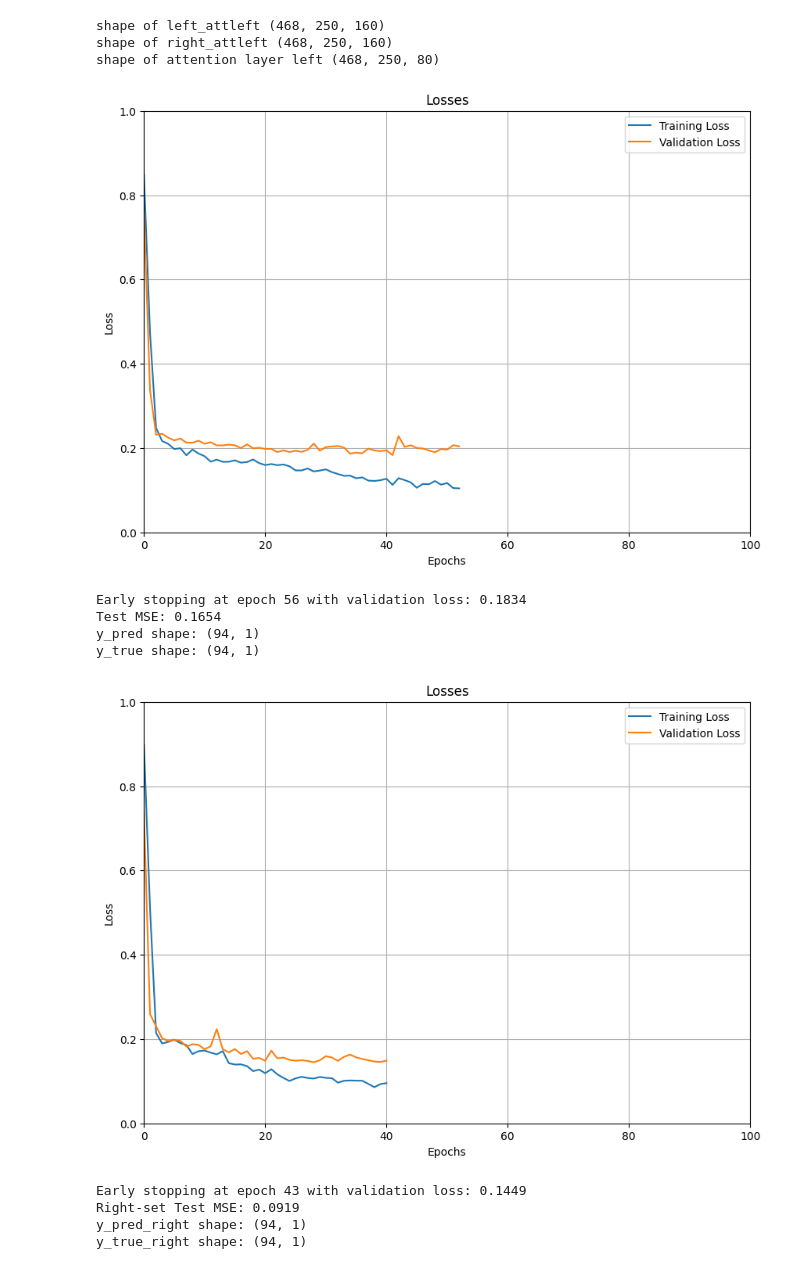
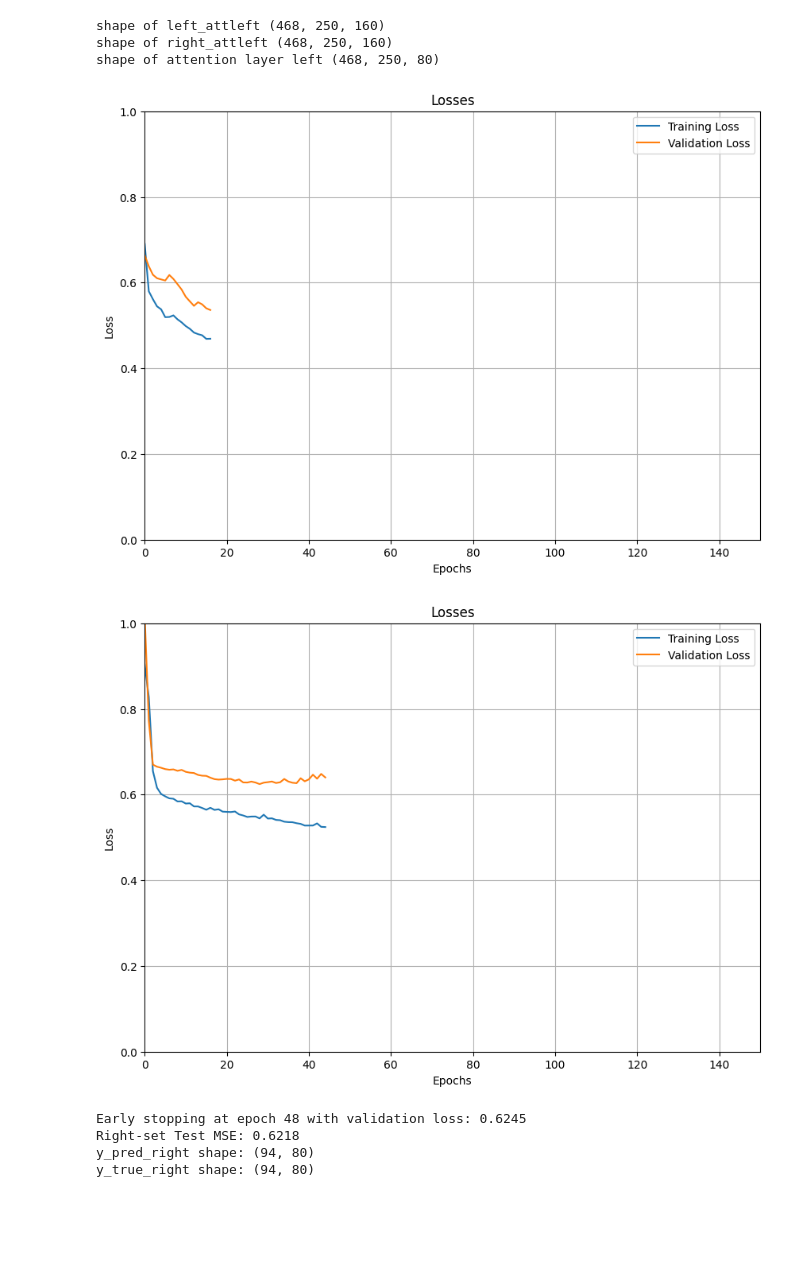
Before and after one commit to joshuuatson/nice, a Jupyter notebook: JupyterNotebooks/AF010524_ML_NNsimple/NN_SP_reattempy_all_neurons.ipynb, the cells around one changed output. Cells and saved outputs as stored; diff of their text form; code cells hidden in the pictures; blank space fills up the shorter version.

```diff
--- a/JupyterNotebooks/AF010524_ML_NNsimple/NN_SP_reattempy_all_neurons.ipynb
+++ b/JupyterNotebooks/AF010524_ML_NNsimple/NN_SP_reattempy_all_neurons.ipynb
@@ -128,7 +130,7 @@ def prep_data(x_list, y_list, batch_size=16, shuffle=True):
     print('shape of outputs:', y_raw.shape)
 
     #finding the output counts
-    y_counts = np.sum(y_raw[:, :, 0], axis=1)
+    y_counts = np.sum(y_raw, axis=1)
     print('number of firings:', y_counts.shape)
 
     #ttv split
@@ -151,9 +153,10 @@ def prep_data(x_list, y_list, batch_size=16, shuffle=True):
         else:
             X = X.float()
         if isinstance(y, np.ndarray):
-            y = torch.from_numpy(y).float().unsqueeze(-1)
+            y = torch.from_numpy(y).float()
         else:
-            y = y.float().unsqueeze(-1)
+            y = y.float()
+
         return TensorDataset(X, y)
 
     train_ds = make_ds(X_tr, y_tr)
@@ -210,6 +195,9 @@ def train(model, train_loader, val_loader,
            criterion, epochs=1000, clip_value = 1.0,
            lr = 1e-3, wd = 1e-5, patience = 20):
     optimizer = optim.Adam(model.parameters(), lr=lr, weight_decay=wd)
+    scheduler = torch.optim.lr_scheduler.ReduceLROnPlateau(
+        optimizer, mode='min', patience=5, factor=0.5, verbose=True
+    )
     loss_history = []
     validation_loss_history = []
 
@@ -229,8 +217,7 @@ def train(model, train_loader, val_loader,
             optimizer.step()
             epoch_loss += loss.item()
 
-        avg_loss = epoch_loss / len(train_loader)
-        loss_history.append(avg_loss)
+        loss_history.append(epoch_loss / len(train_loader))
 
         model.eval()
         val_loss = 0.0
@@ -239,6 +226,8 @@ def train(model, train_loader, val_loader,
                 val_loss += criterion(model(xb_val), yb_val).item()
         val_loss_item = val_loss / len(val_loader)
         validation_loss_history.append(val_loss_item)
+
+        scheduler.step(val_loss_item)  # Reduce learning rate if validation loss doesn't improve
 
         #early stopping
         if val_loss_item < best_val_loss:
@@ -289,7 +278,7 @@ shape of attention layer left (468, 250, 80)
 # ─── Prepare the data ─────────────────────────────────────────────────────
 train_loader_left, val_loader_left, test_loader_left, mean_left, std_left = prep_data(
     l_al, a_al,
-    batch_size=32,
+    batch_size=16,
     shuffle=True
 )
 
@@ -302,10 +291,10 @@ print('n_neurons:', n_neurons_in)
 # ─── Instantiate your model ───────────────────────────────────────────────
 model_left = SpikingAttentionLSTM(
     input_dim=n_neurons_in,
-    hidden_dim=32,
-    output_dim=1,   # predicting one spike‐count per trial
-    num_layers=1,
-    dropout=0.5
+    hidden_dim=128,
+    output_dim=80,   # predicting one spike‐count per trial
+    num_layers=3,
+    dropout=0.3
 )
 
 # ─── Train ────────────────────────────────────────────────────────────────
@@ -315,10 +304,10 @@ loss_history_left, validation_loss_history_left = train(
     train_loader_left,
     val_loader_left,   # now passing the val_loader
     criterion,
-    epochs=100,
+    epochs=150,
     lr=1e-3,
     wd=1e-4,
-    patience=15
+    patience=30
 )
 
 # ─── Final evaluation on test set ────────────────────────────────────────
@@ -335,16 +324,13 @@ with torch.no_grad():
 test_mse /= len(test_loader_left)
 print(f"Test MSE: {test_mse:.4f}")
 
+
 # ─── (Optional) flatten predictions & truths into arrays ─────────────────
 y_pred_trained_l = np.concatenate(all_preds, axis=0)  # shape (n_test, 1)
-y_true_test     = np.concatenate(all_trues, axis=0)  # same shape
+y_true_test_l   = np.concatenate(all_trues, axis=0)  # same shape
 print('y_pred shape:', y_pred_trained_l.shape)
-print('y_true shape:', y_true_test.shape)
+print('y_true shape:', y_true_test_l.shape)
 # %% [output]
-[figure, old version]
+[figure, new version]
-Early stopping at epoch 56 with validation loss: 0.1834
-Test MSE: 0.1654
-y_pred shape: (94, 1)
-y_true shape: (94, 1)
 # %%
 y_pred_values_left = y_pred_trained_l * std_left + mean_left
@@ -366,8 +352,8 @@ print('n_neurons (right):', n_neurons_in_r)
 model_right = SpikingAttentionLSTM(
     input_dim=n_neurons_in_r,
     hidden_dim=32,
-    output_dim=1,   # still predicting one spike‐count per trial
-    num_layers=1,
+    output_dim=80,   # still predicting one spike‐count per trial
+    num_layers=3,
     dropout=0.5
 )
 
@@ -376,40 +362,40 @@ criterion = nn.MSELoss()
 loss_history_right, validation_loss_history_right = train(
     model_right,
     train_loader_right,
     val_loader_right,
     criterion,
-    epochs=100,
+    epochs=150,
     lr=1e-3,
     wd=1e-4,
-    patience=15
+    patience=20
 )
 
 # ─── Final evaluation on right test set ───────────────────────────────────
 model_right.eval()
 test_mse_right = 0.0
 all_preds_r, all_trues_r = [], []
 
 with torch.no_grad():
     for xb, yb in test_loader_right:
         preds_r = model_right(xb)
         test_mse_right += nn.MSELoss()(preds_r, yb).item()
         all_preds_r.append(preds_r.cpu().numpy())
         all_trues_r.append(yb.cpu().numpy())
 
 test_mse_right /= len(test_loader_right)
 print(f"Right‐set Test MSE: {test_mse_right:.4f}")
 
 # ─── (Optional) flatten right predictions & truths ─────────────────────────
 y_pred_trained_r = np.concatenate(all_preds_r, axis=0)  # shape (n_test, 1)
 y_true_test_r    = np.concatenate(all_trues_r, axis=0)  # same shape
 print('y_pred_right shape:', y_pred_trained_r.shape)
 print('y_true_right shape:',  y_true_test_r.shape)
 # %% [output]
-[figure, old version]
+[figure, new version]
-Early stopping at epoch 43 with validation loss: 0.1449
-Right‐set Test MSE: 0.0919
-y_pred_right shape: (94, 1)
-y_true_right shape: (94, 1)
+Early stopping at epoch 48 with validation loss: 0.6245
+Right‐set Test MSE: 0.6218
+y_pred_right shape: (94, 80)
+y_true_right shape: (94, 80)
 # %%
 y_pred_values_right = y_pred_trained_r * std_r + mean_r
 y_true_values_right = y_true_test_r * std_r + mean_r
```
Also changed, not shown: parts of 5 cells of this notebook, 1 other file.
